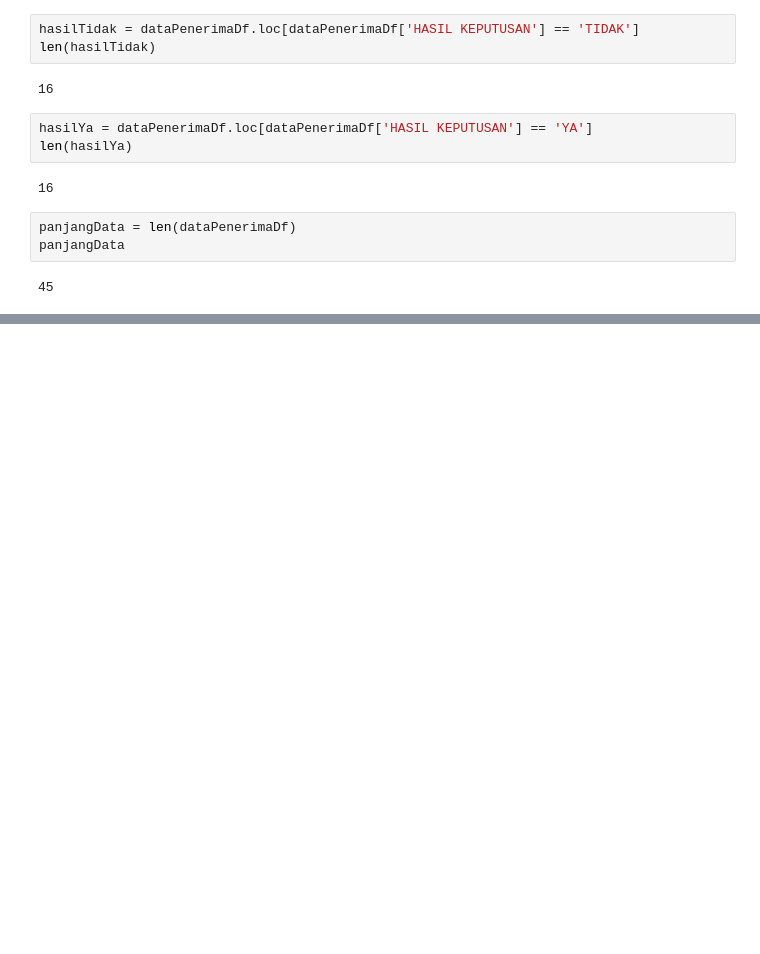
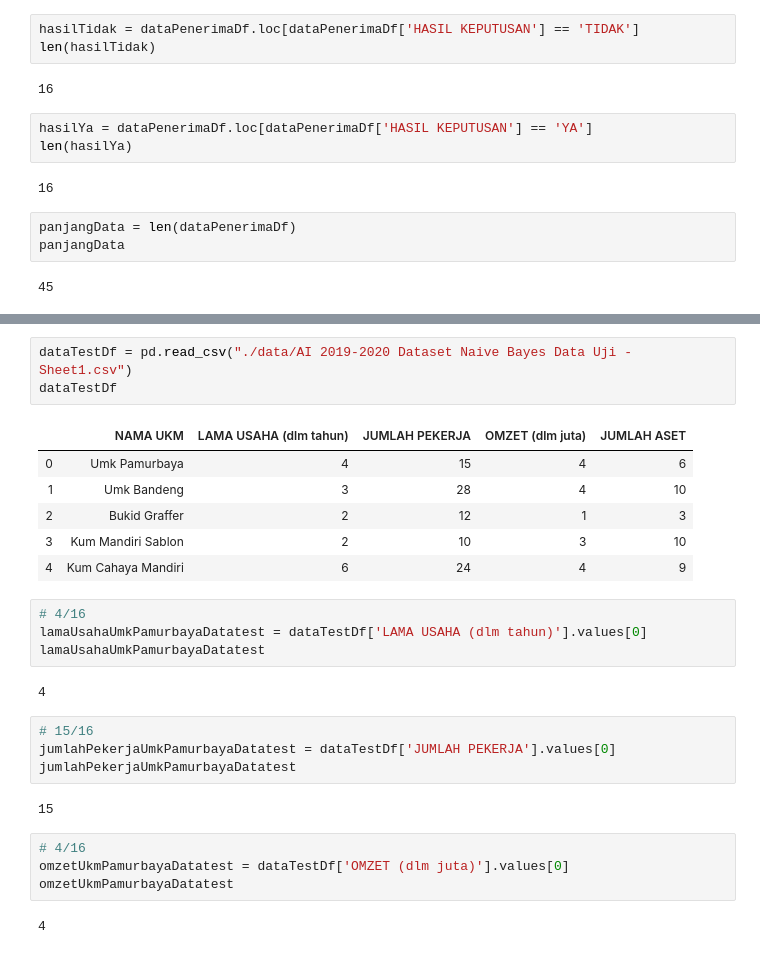
Before and after one commit to ibnutriyuono/artificial-intelligence2019, a Jupyter notebook: AI 2019-2020 I Naive Bayes.ipynb, the cells around one changed output, grey strips where cells are left out. Saved outputs shown, nothing was run; the diff lists cells and outputs as text; blank space fills up the shorter version.

```diff
--- a/AI 2019-2020 I Naive Bayes.ipynb
+++ b/AI 2019-2020 I Naive Bayes.ipynb
@@ -93,0 +133,28 @@ panjangData
+# %%
+dataTestDf = pd.read_csv("./data/AI 2019-2020 Dataset Naive Bayes Data Uji - Sheet1.csv")
+dataTestDf
+# %% [output]
+|  | NAMA UKM | LAMA USAHA (dlm tahun) | JUMLAH PEKERJA | OMZET (dlm juta) | JUMLAH ASET |
+| 0 | Umk Pamurbaya | 4 | 15 | 4 | 6 |
+| 1 | Umk Bandeng | 3 | 28 | 4 | 10 |
+| 2 | Bukid Graffer | 2 | 12 | 1 | 3 |
+| 3 | Kum Mandiri Sablon | 2 | 10 | 3 | 10 |
+| 4 | Kum Cahaya Mandiri | 6 | 24 | 4 | 9 |
+# %%
+# 4/16
+lamaUsahaUmkPamurbayaDatatest = dataTestDf['LAMA USAHA (dlm tahun)'].values[0]
+lamaUsahaUmkPamurbayaDatatest
+# %% [output]
+4
+# %%
+# 15/16
+jumlahPekerjaUmkPamurbayaDatatest = dataTestDf['JUMLAH PEKERJA'].values[0]
+jumlahPekerjaUmkPamurbayaDatatest
+# %% [output]
+15
+# %%
+# 4/16
+omzetUkmPamurbayaDatatest = dataTestDf['OMZET (dlm juta)'].values[0]
+omzetUkmPamurbayaDatatest
+# %% [output]
+4
```
Also changed, not shown: parts of 15 cells of this notebook, 1 other file.
